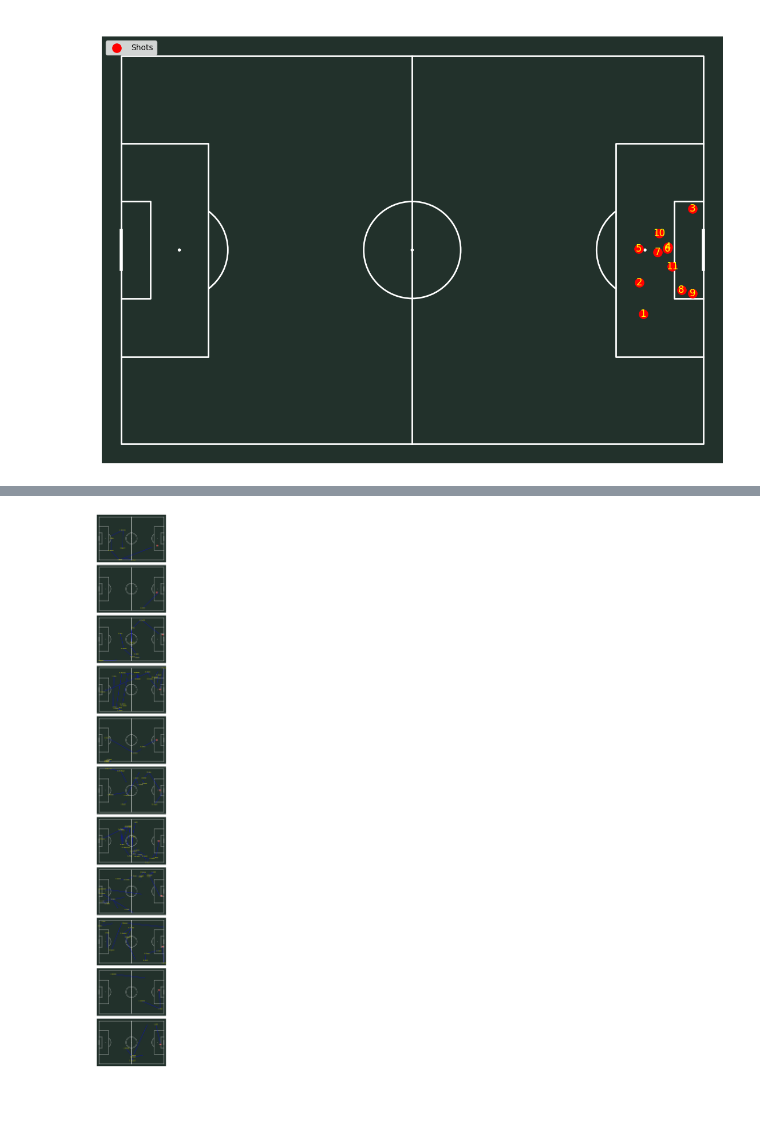
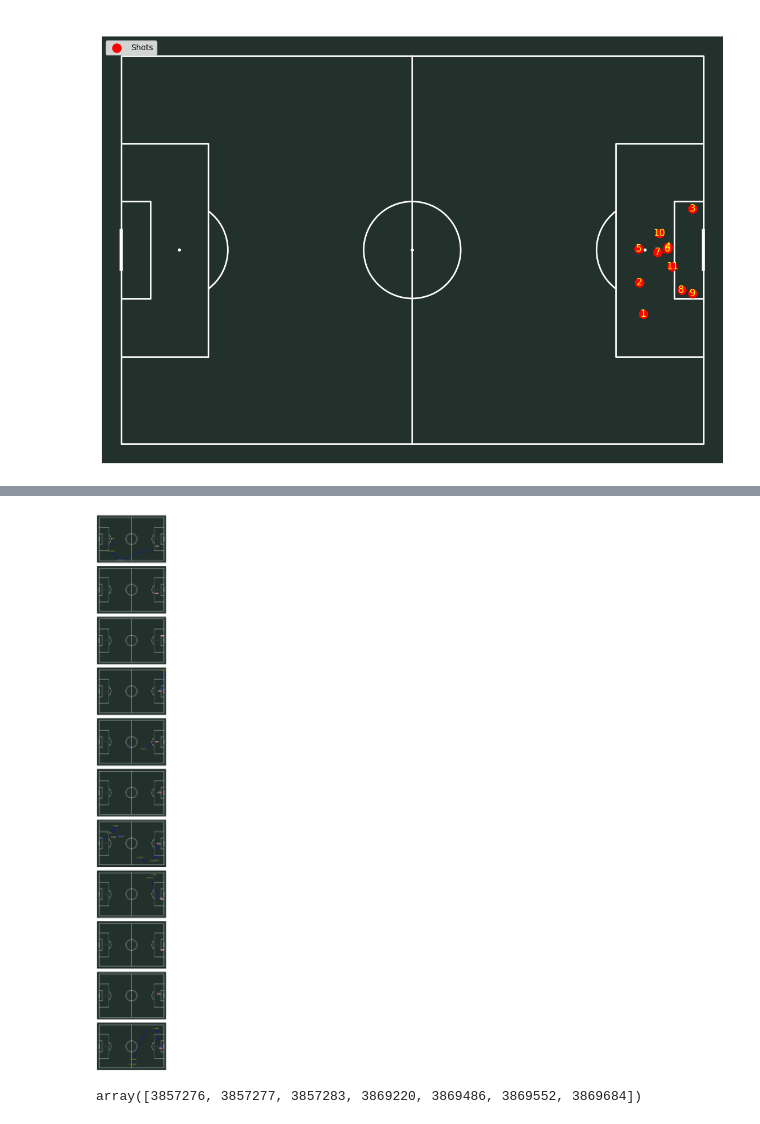
Before and after one commit to kwonionsoup/Soccer_Project, a Jupyter notebook: visualization.ipynb, the cells around one changed output, grey strips where cells are left out. Cells and saved outputs as stored; diff of their text form; code cells hidden in the pictures; blank space fills up the shorter version.

Commit message:
completed visuals

```diff
--- a/visualization.ipynb
+++ b/visualization.ipynb
@@ -23,6 +23,9 @@ morocco_events.head(5)
 Image(filename='morocco_formation.png')
 # %% [output]
 [figure]
+# %%
+# Make a dataframe where team is Morocco
+morocco_events = df[df['team'] == 'Morocco']
 # %% [markdown]
 Morocco stuck to a 4-3-3 formation throughout the 7 matches of the World Cup period. In other words, there was a clear Plan A. The starting lineup also saw very little change. Especially, the forward line was always the same starting lineup.
 # %%
@@ -258,15 +296,10 @@ print(morocco_events_sorted.shape[0])
 # %%
-# Ensure the 'timestamp' is already in a suitable format or convert it
-morocco_events_sorted['timestamp'] = pd.to_datetime(morocco_events_sorted['timestamp'])
-
 # Filter for shots by Youssef En-Nesyri
-enesyri_shots = morocco_events_sorted[(morocco_events_sorted['type'] == 'Shot') & (morocco_events_sorted['player'] == 'Youssef En-Nesyri')]
+enesyri_shots = events_sorted[(events_sorted['type'] == 'Shot') & (events_sorted['player'] == 'Youssef En-Nesyri')]
 
 # For demonstration, let's find preceding events for the first shot by En-Nesyri
-if not enesyri_shots.empty:
-    first_shot = enesyri_shots.iloc[0]
-    sequence = find_preceding_events(first_shot, morocco_events_sorted, some_threshold=120)
-    print(sequence)
-else:
-    print("No shots by Youssef En-Nesyri found.")
+
+first_shot = enesyri_shots.iloc[2]
+sequence = find_preceding_events(first_shot, events_sorted, some_threshold=8)
+print(sequence)
 # %% [output]
@@ -290,45 +323,53 @@ else:
 # %%
 # Assuming enesyri_shots contains all shots by Youssef En-Nesyri
 num_shots = len(enesyri_shots)
 
 # Create a figure with multiple subplots arranged vertically (one per shot)
-fig, axs = plt.subplots(num_shots, 1, figsize=(10, 6 * num_shots), constrained_layout=True)
+fig, axs = plt.subplots(num_shots, 1, figsize=(10, 5 * num_shots), constrained_layout=True)  # Increased the vertical size
 
 # Ensure axs is an array even when there's only one shot
 if num_shots == 1:
     axs = [axs]
 
+# Iterate through each shot and plot the preceding sequence
 for ax, (_, shot) in zip(axs, enesyri_shots.iterrows()):
-    sequence = find_preceding_events(shot, morocco_events_sorted, some_threshold=25)
-    pitch = Pitch(pitch_type='statsbomb', pitch_color='#22312b', line_color='white')
+    sequence = find_preceding_events(shot, events_sorted, some_threshold=15)
+    pitch = Pitch(pitch_type='statsbomb', pitch_color='#22312b', line_color='white')  # Adjusted figsize for each pitch
     pitch.draw(ax=ax)
 
     pass_counter = 1
-    for _, event in sequence.iterrows():
-        if event['type'] == 'Pass':
-            # Converting string representations of lists to actual lists
+    for i, event in sequence.iterrows():
+        if pd.notna(event['location']):
             start_loc = ast.literal_eval(event['location'])
-            end_loc = ast.literal_eval(event['pass_end_location'])
 
-            # Drawing the passes
-            pitch.lines(start_loc[0], start_loc[1], end_loc[0], end_loc[1], lw=2, color='blue', ax=ax, zorder=1)
+            # Annotate the event with the pass sequence number and player's last name only if it's a Pass
+            if event['type'] == 'Pass':
+                player_name = event['player'].split()[-1] if pd.notna(event['player']) else 'Unknown'
+                annotation_text = f"{pass_counter}. {player_name}"
+                pitch.annotate(annotation_text, xy=(start_loc[0], start_loc[1]), c='yellow', va='center', ha='center', size=10, ax=ax)  # Adjusted size for clarity
 
-            # Annotating with pass sequence number and player's last name
-            player_name = event['player'].split()[-1]  # Assuming 'player' column exists and contains full names
-            annotation_text = f"{pass_counter}. {player_name}"
-            pitch.annotate(annotation_text, xy=(start_loc[0], start_loc[1]), c='yellow', va='center', ha='center', size=8, weight='bold', ax=ax)
+                pass_counter += 1  # Increment the pass counter only for pass events
 
-            pass_counter += 1
+                # If the event is a pass, draw the pass line
+                if pd.notna(event['pass_end_location']):
+                    end_loc = ast.literal_eval(event['pass_end_location'])
+                    pitch.lines(start_loc[0], start_loc[1], end_loc[0], end_loc[1], lw=2, color='blue', ax=ax)
 
-    # Highlighting the shot with its location and annotating it as "Shot"
+    # Highlighting the shot
     shot_loc = ast.literal_eval(shot['location'])
-    pitch.scatter(shot_loc[0], shot_loc[1], s=120, color='red', label='Shot', ax=ax, zorder=2)
-    pitch.annotate("Shot", xy=(shot_loc[0], shot_loc[1]), c='white', va='center', ha='center', size=8, weight='bold', ax=ax)
+    pitch.scatter(shot_loc[0], shot_loc[1], s=120, color='red', label='Shot', ax=ax)
+    pitch.annotate("Shot", xy=(shot_loc[0], shot_loc[1]), c='white', va='center', ha='center', size=10, weight='bold', ax=ax)  # Adjusted size for clarity
 
-# Adding individual titles for each subplot for clarity
+# Adding a title to each subplot for clarity
 for i, ax in enumerate(axs):
-    ax.set_title(f'Sequence leading up to En-Nesyri Shot #{i+1}', color='white')
+    ax.set_title(f'Sequence leading up to En-Nesyri Shot #{i+1}', color='white', fontsize=14)  # Adjusted font size for clarity
 
 plt.show()
 # %% [output]
-[figure, old version]
+[figure, new version]
+# %%
+# Get the unique values of match_id
+match_ids = morocco_events_sorted['match_id'].unique()
+match_ids
+# %% [output]
+array([3857276, 3857277, 3857283, 3869220, 3869486, 3869552, 3869684])
```
Also changed, not shown: parts of 6 cells of this notebook, 2 other files.
